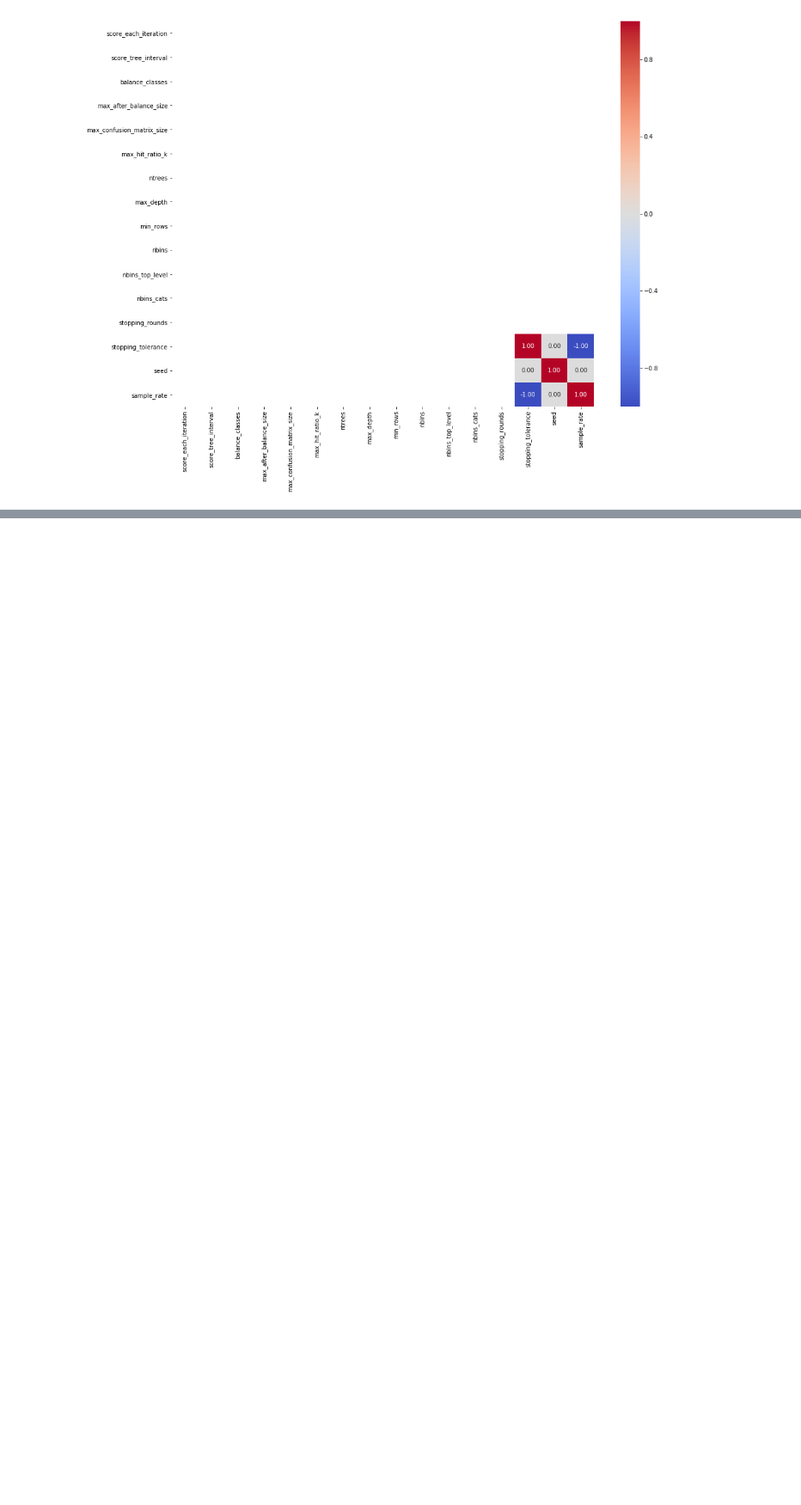
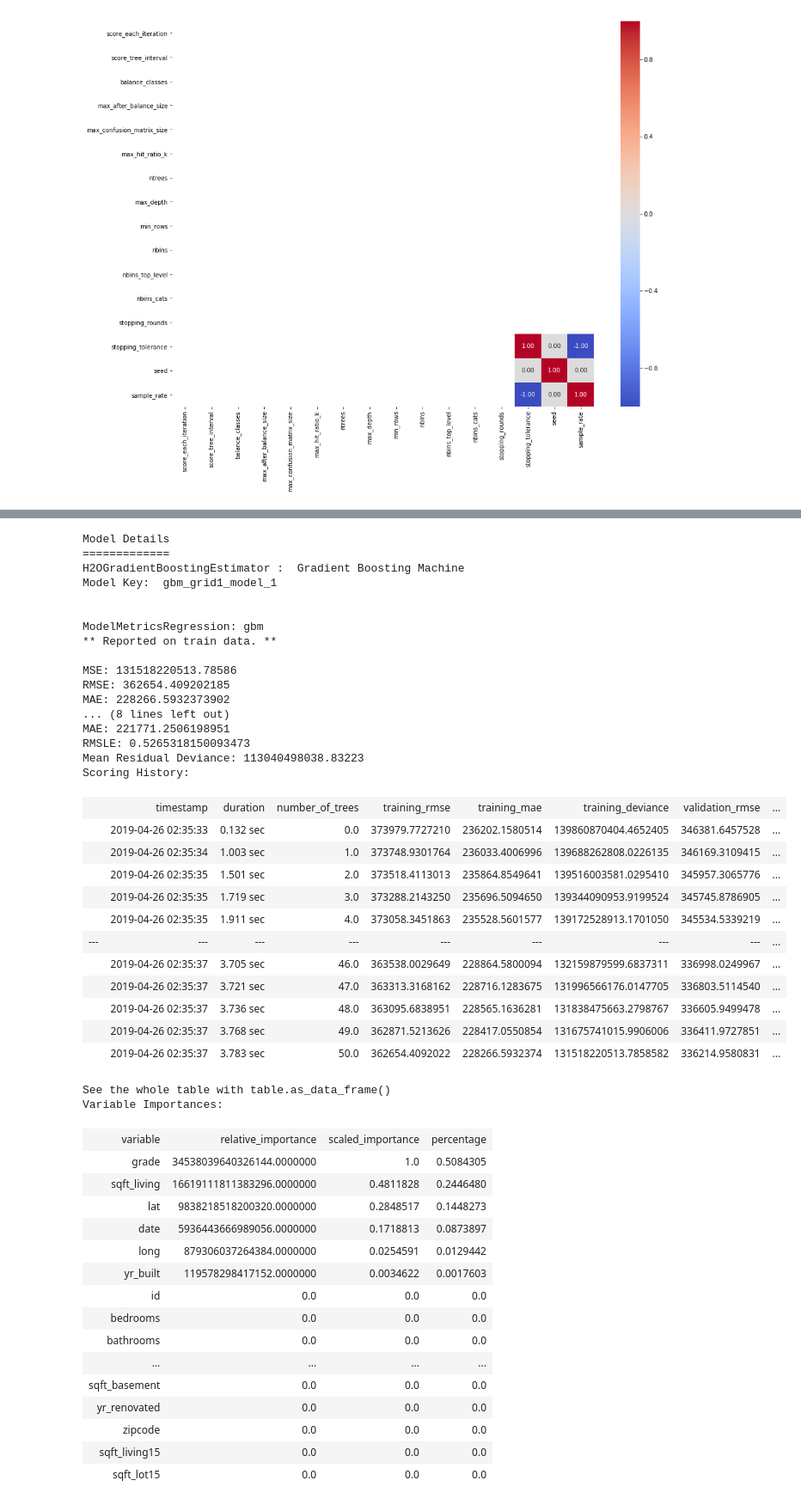
Before and after one commit to INFO6105-Spring19/hyperparameter-db-project-ds10, a Jupyter notebook: ML_Project_Hyperparameters.ipynb, the cells around one changed output, grey strips where cells are left out. Shown at 86% size. Cells and saved outputs as stored; diff of their text form; code cells hidden in the pictures; blank space fills up the shorter version.

```diff
--- a/ML_Project_Hyperparameters.ipynb
+++ b/ML_Project_Hyperparameters.ipynb
@@ -2660,0 +2608,10 @@ plt.show()
+# %%
+gbm_search = H2OGridSearch(model=H2OGradientBoostingEstimator,
+                          grid_id='gbm_search',
+                          hyper_params=gbm_params)
+# %%
+gbm_search.train(x=x, y=y,
+                training_frame=train,
+                validation_frame=valid,
+                ntrees=50,
+                seed=1)
@@ -2660,0 +2620,3 @@ plt.show()
+# %%
+gbm_best = gbm_search.get_grid(sort_by='mse', decreasing=True)
+gbm_best
@@ -2660,0 +2641,52 @@ plt.show()
+# %%
+best_gbm = gbm_best.models[0]
+# %%
+best_gbm
+# %% [output]
+Model Details
+=============
+H2OGradientBoostingEstimator :  Gradient Boosting Machine
+Model Key:  gbm_grid1_model_1
+
+
+ModelMetricsRegression: gbm
+** Reported on train data. **
+
+MSE: 131518220513.78586
+RMSE: 362654.409202185
+MAE: 228266.5932373902
+... (8 lines left out)
+MAE: 221771.2506198951
+RMSLE: 0.5265318150093473
+Mean Residual Deviance: 113040498038.83223
+Scoring History:
+|  | timestamp | duration | number_of_trees | training_rmse | training_mae | training_deviance | validation_rmse | ... |
+|  | 2019-04-26 02:35:33 | 0.132 sec | 0.0 | 373979.7727210 | 236202.1580514 | 139860870404.4652405 | 346381.6457528 | ... |
+|  | 2019-04-26 02:35:34 | 1.003 sec | 1.0 | 373748.9301764 | 236033.4006996 | 139688262808.0226135 | 346169.3109415 | ... |
+|  | 2019-04-26 02:35:35 | 1.501 sec | 2.0 | 373518.4113013 | 235864.8549641 | 139516003581.0295410 | 345957.3065776 | ... |
+|  | 2019-04-26 02:35:35 | 1.719 sec | 3.0 | 373288.2143250 | 235696.5094650 | 139344090953.9199524 | 345745.8786905 | ... |
+|  | 2019-04-26 02:35:35 | 1.911 sec | 4.0 | 373058.3451863 | 235528.5601577 | 139172528913.1701050 | 345534.5339219 | ... |
+| --- | --- | --- | --- | --- | --- | --- | --- | ... |
+|  | 2019-04-26 02:35:37 | 3.705 sec | 46.0 | 363538.0029649 | 228864.5800094 | 132159879599.6837311 | 336998.0249967 | ... |
+|  | 2019-04-26 02:35:37 | 3.721 sec | 47.0 | 363313.3168162 | 228716.1283675 | 131996566176.0147705 | 336803.5114540 | ... |
+|  | 2019-04-26 02:35:37 | 3.736 sec | 48.0 | 363095.6838951 | 228565.1636281 | 131838475663.2798767 | 336605.9499478 | ... |
+|  | 2019-04-26 02:35:37 | 3.768 sec | 49.0 | 362871.5213626 | 228417.0550854 | 131675741015.9906006 | 336411.9727851 | ... |
+|  | 2019-04-26 02:35:37 | 3.783 sec | 50.0 | 362654.4092022 | 228266.5932374 | 131518220513.7858582 | 336214.9580831 | ... |
+See the whole table with table.as_data_frame()
+Variable Importances:
+| variable | relative_importance | scaled_importance | percentage |
+| grade | 34538039640326144.0000000 | 1.0 | 0.5084305 |
+| sqft_living | 16619111811383296.0000000 | 0.4811828 | 0.2446480 |
+| lat | 9838218518200320.0000000 | 0.2848517 | 0.1448273 |
+| date | 5936443666989056.0000000 | 0.1718813 | 0.0873897 |
+| long | 879306037264384.0000000 | 0.0254591 | 0.0129442 |
+| yr_built | 119578298417152.0000000 | 0.0034622 | 0.0017603 |
+| id | 0.0 | 0.0 | 0.0 |
+| bedrooms | 0.0 | 0.0 | 0.0 |
+| bathrooms | 0.0 | 0.0 | 0.0 |
+| ... | ... | ... | ... |
+| sqft_basement | 0.0 | 0.0 | 0.0 |
+| yr_renovated | 0.0 | 0.0 | 0.0 |
+| zipcode | 0.0 | 0.0 | 0.0 |
+| sqft_living15 | 0.0 | 0.0 | 0.0 |
+| sqft_lot15 | 0.0 | 0.0 | 0.0 |
```
Also changed, not shown: parts of 49 cells of this notebook.
